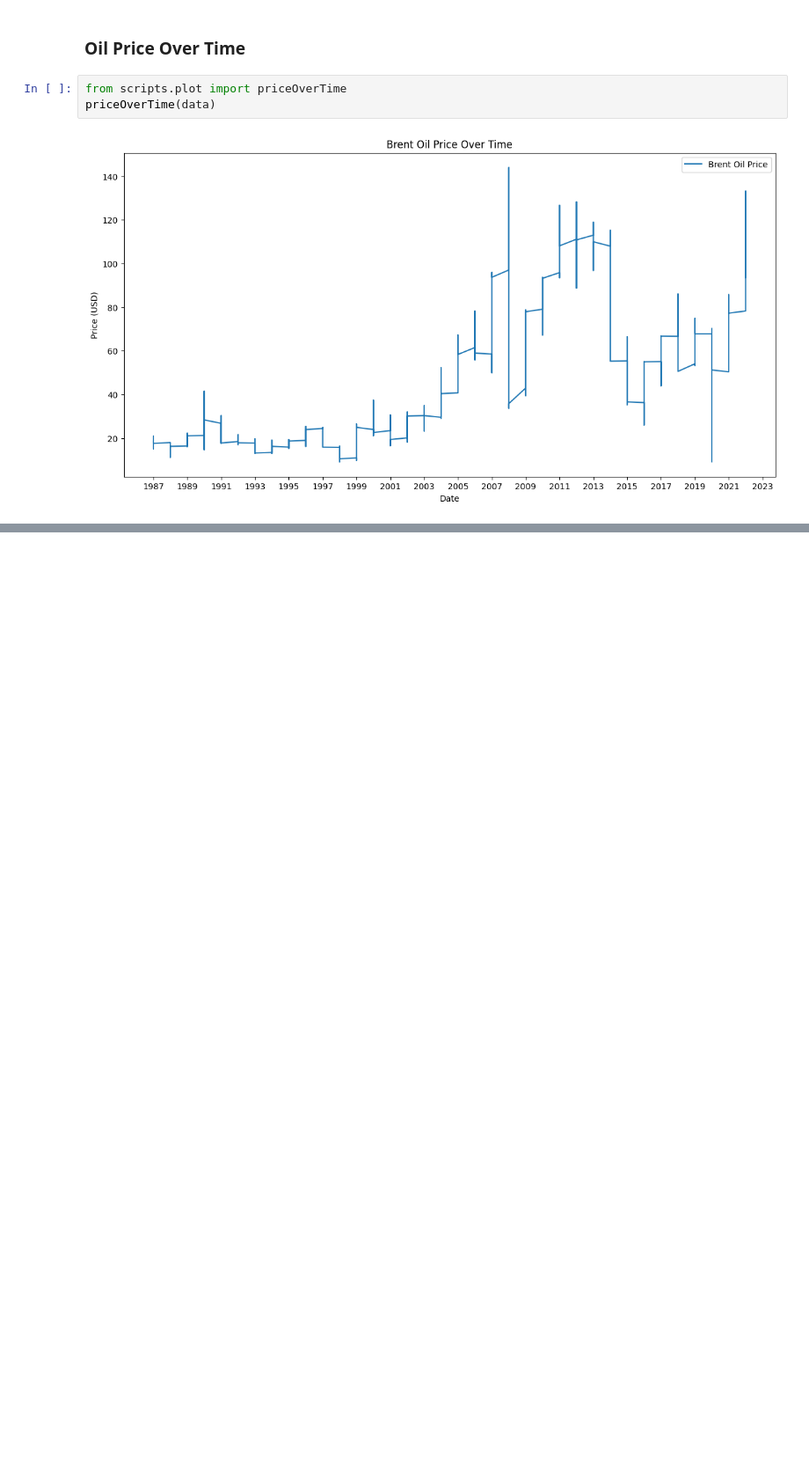
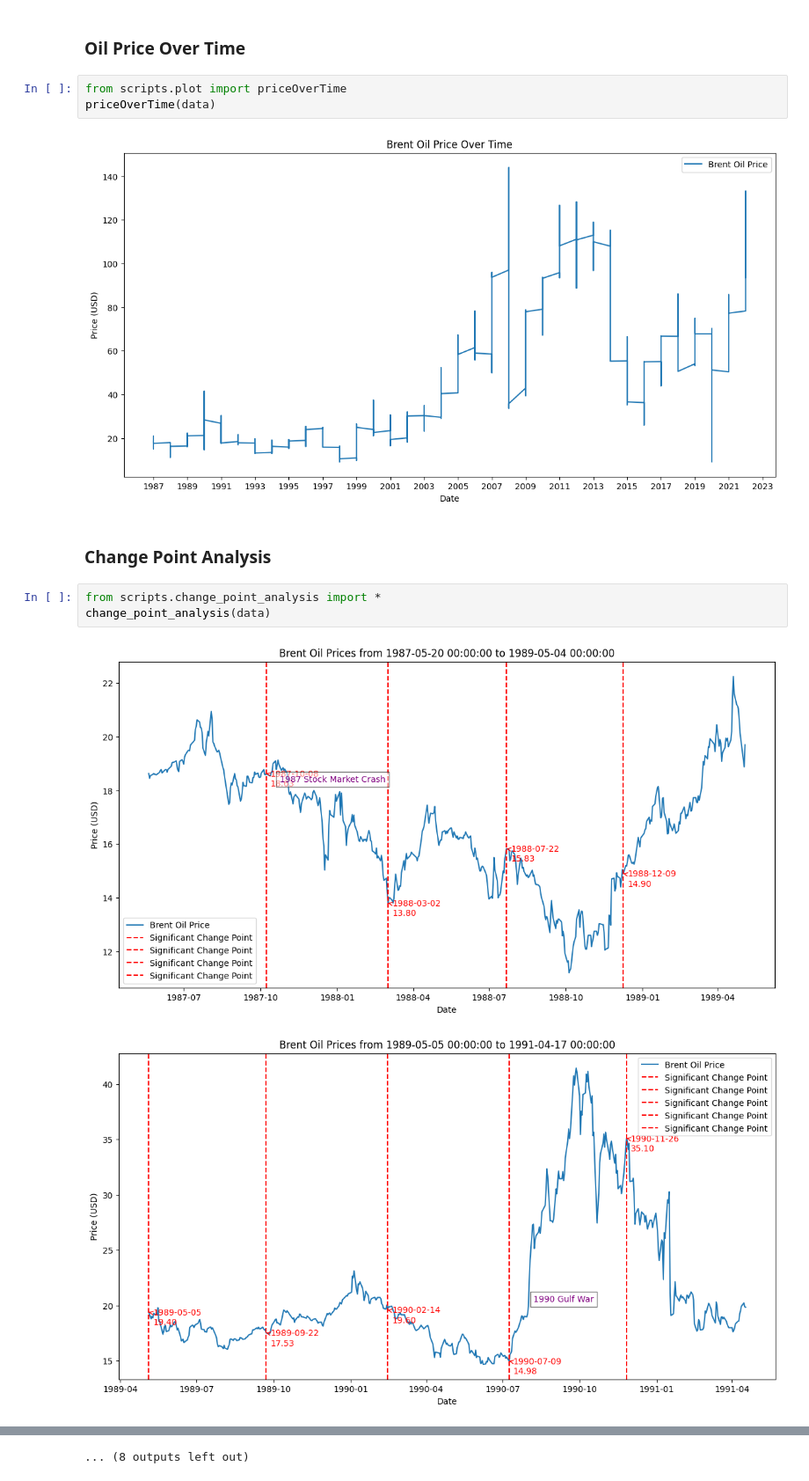
Before and after one commit to hanaDemma/Change_point_analysis_and_statistical_modelling-, a Jupyter notebook: notebooks/changePointAnalyisis.ipynb, the cells around one changed output, grey strips where cells are left out. Shown at 88% size. Saved outputs shown, nothing was run; the diff lists cells and outputs as text; blank space fills up the shorter version.

Commit message:
Change Point Analysis

```diff
--- a/notebooks/changePointAnalyisis.ipynb
+++ b/notebooks/changePointAnalyisis.ipynb
@@ -133,3 +133,11 @@ from scripts.plot import priceOverTime
 priceOverTime(data)
 # %% [output]
 [figure]
+# %% [markdown]
+### Change Point Analysis
+# %%
+from scripts.change_point_analysis import *
+change_point_analysis(data)
+# %% [output]
+[figure, added]
+[figure, added]
@@ -135,0 +154 @@ priceOverTime(data)
+... (8 outputs left out)
```
Also changed, not shown: parts of 1 cell of this notebook, 1 other file.
